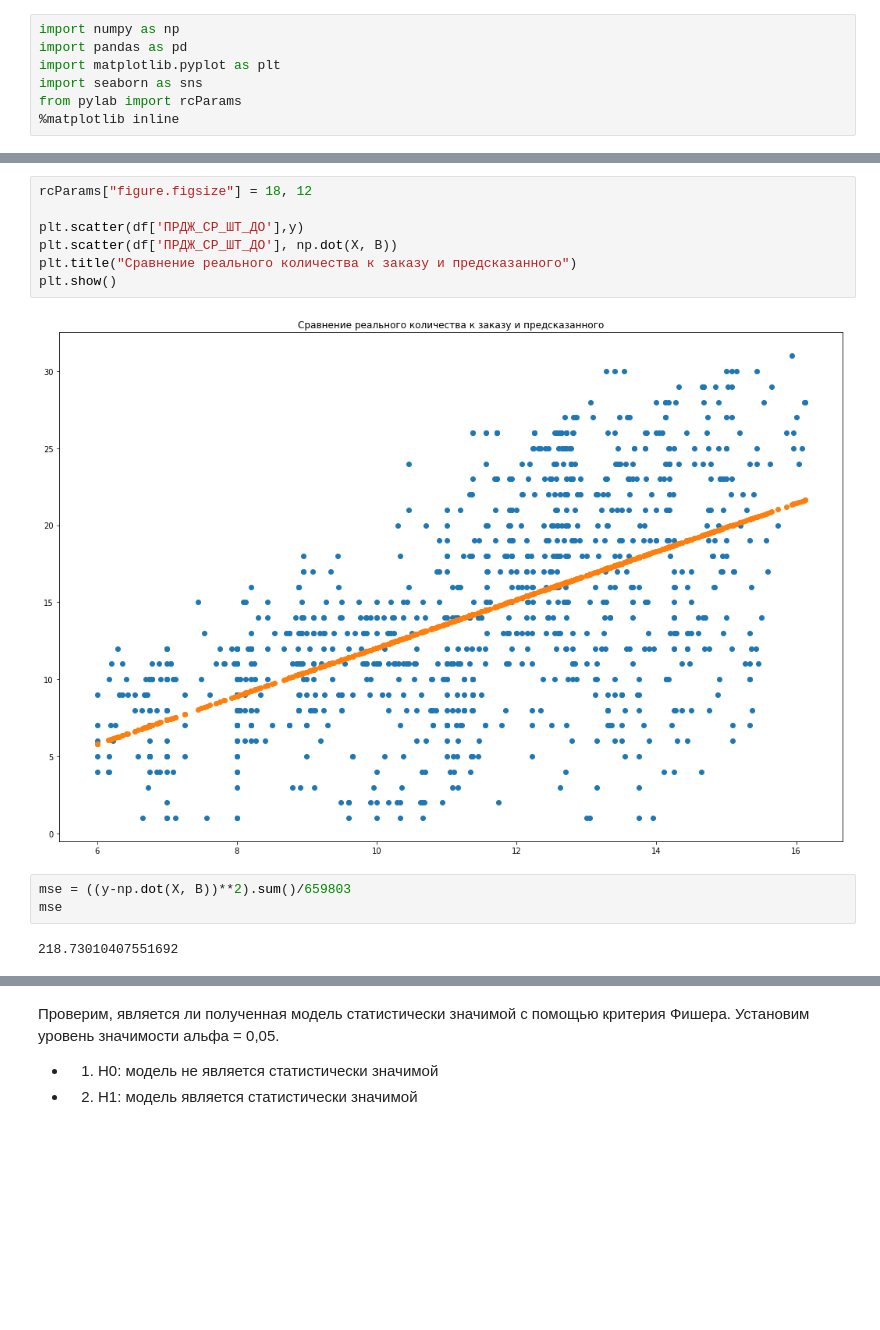
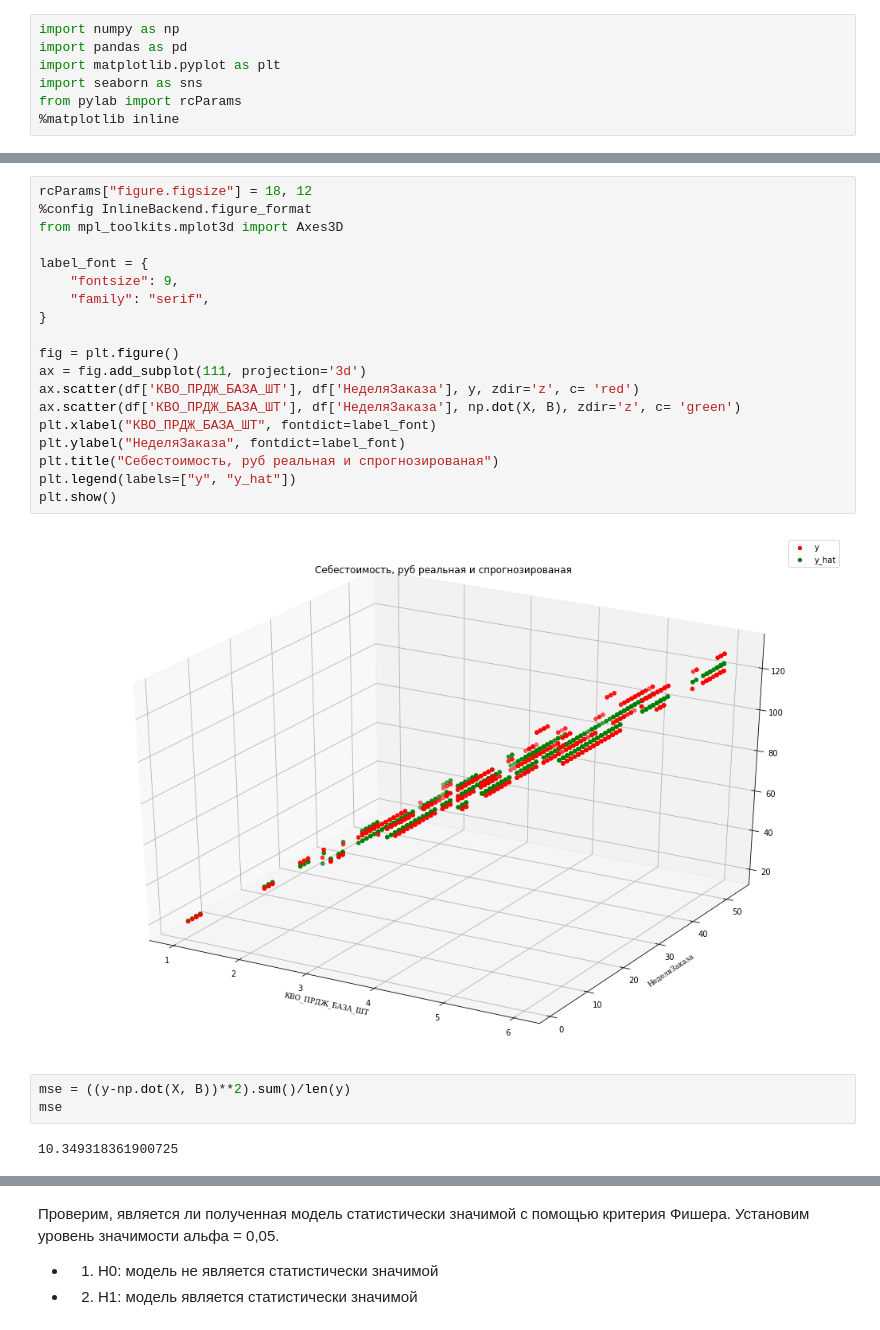
Before and after one commit to gulchitai/terver, a Jupyter notebook: Lesson8/course_project.ipynb, the cells around one changed output, grey strips where cells are left out. Cells and saved outputs as stored; diff of their text form; blank space fills up the shorter version.

```diff
--- a/Lesson8/course_project.ipynb
+++ b/Lesson8/course_project.ipynb
@@ -330,17 +255,29 @@ df2.head(20)
-# %%
-rcParams["figure.figsize"] = 18, 12
-
-plt.scatter(df['ПРДЖ_СР_ШТ_ДО'],y)
-plt.scatter(df['ПРДЖ_СР_ШТ_ДО'], np.dot(X, B))
-plt.title("Сравнение реального количества к заказу и предсказанного")
-plt.show()
-# %% [output]
-[figure, removed]
+# %%
+rcParams["figure.figsize"] = 18, 12
+%config InlineBackend.figure_format
+from mpl_toolkits.mplot3d import Axes3D
+
+label_font = {
+    "fontsize": 9,
+    "family": "serif",
+}
+
+fig = plt.figure()
+ax = fig.add_subplot(111, projection='3d')
+ax.scatter(df['КВО_ПРДЖ_БАЗА_ШТ'], df['НеделяЗаказа'], y, zdir='z', c= 'red')
+ax.scatter(df['КВО_ПРДЖ_БАЗА_ШТ'], df['НеделяЗаказа'], np.dot(X, B), zdir='z', c= 'green')
+plt.xlabel("КВО_ПРДЖ_БАЗА_ШТ", fontdict=label_font)
+plt.ylabel("НеделяЗаказа", fontdict=label_font)
+plt.title("Себестоимость, руб реальная и спрогнозированая")
+plt.legend(labels=["y", "y_hat"])
+plt.show()
+# %% [output]
+[figure, added]
 # %%
-mse = ((y-np.dot(X, B))**2).sum()/659803
+mse = ((y-np.dot(X, B))**2).sum()/len(y)
 mse
 # %% [output]
-218.73010407551692
+10.349318361900725
 # %%
 A_mean = 100 * np.mean(np.abs((y - np.dot(X, B)) / y))
 A_mean
```
Also changed, not shown: parts of 58 cells of this notebook.
